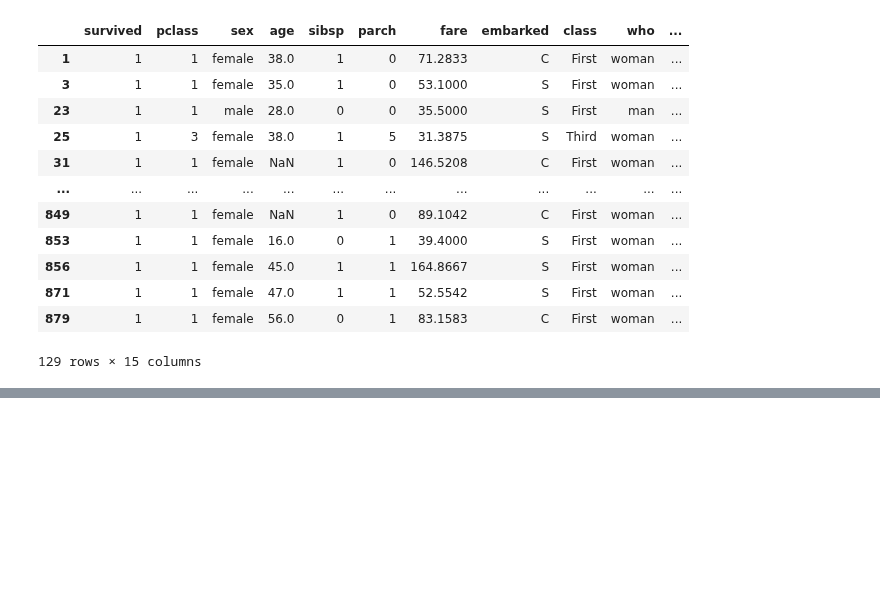
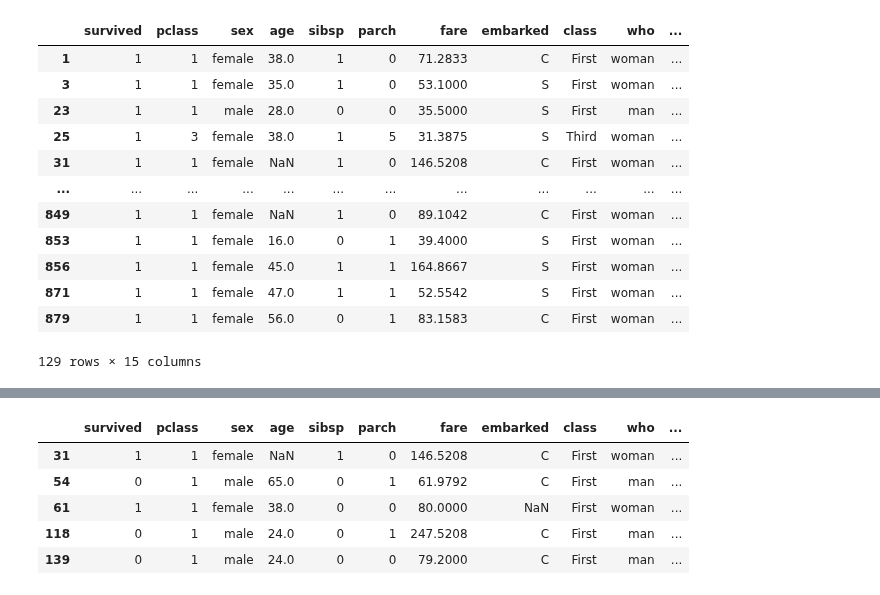
Before and after one commit to Vaishnavi-Gajinkar/Codingwise, a Jupyter notebook: projectsNcasestudies/titanicCS.ipynb, the cells around one changed output, grey strips where cells are left out. Cells and saved outputs as stored; diff of their text form; code cells hidden in the pictures; blank space fills up the shorter version.

```diff
--- a/projectsNcasestudies/titanicCS.ipynb
+++ b/projectsNcasestudies/titanicCS.ipynb
@@ -424,0 +459,11 @@ df[(df['fare']>df['fare'].quantile(0.75)) & (df['survived']==1)]
+# %%
+# Q12: List all passengers who had a cabin on deck 'B' and were traveling alone (no siblings/spouses/parents/children).
+
+df[(df['deck']=='B') & ((df['sibsp']==0) | (df['parch']==0))].head()
+# %% [output]
+|  | survived | pclass | sex | age | sibsp | parch | fare | embarked | class | who | ... |
+| 31 | 1 | 1 | female | NaN | 1 | 0 | 146.5208 | C | First | woman | ... |
+| 54 | 0 | 1 | male | 65.0 | 0 | 1 | 61.9792 | C | First | man | ... |
+| 61 | 1 | 1 | female | 38.0 | 0 | 0 | 80.0000 | NaN | First | woman | ... |
+| 118 | 0 | 1 | male | 24.0 | 0 | 1 | 247.5208 | C | First | man | ... |
+| 139 | 0 | 1 | male | 24.0 | 0 | 0 | 79.2000 | C | First | man | ... |
```
Also changed, not shown: parts of 3 cells of this notebook.
